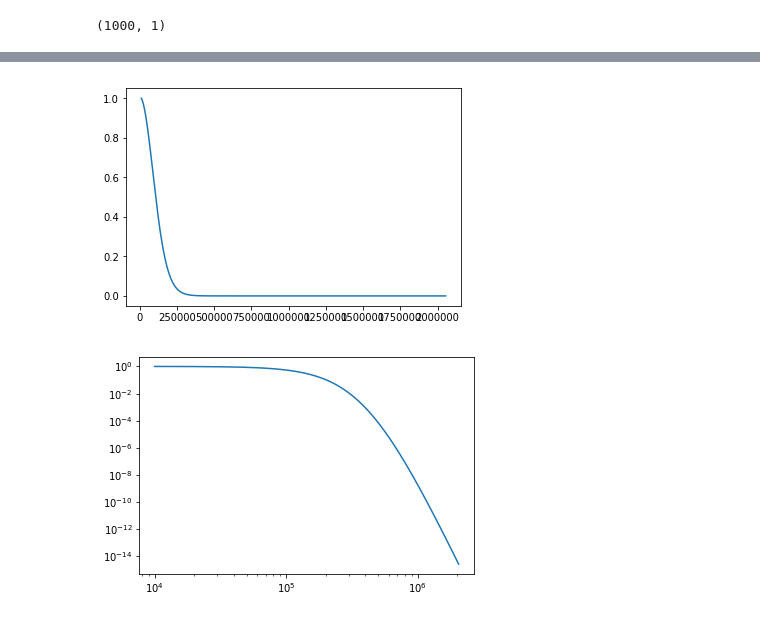
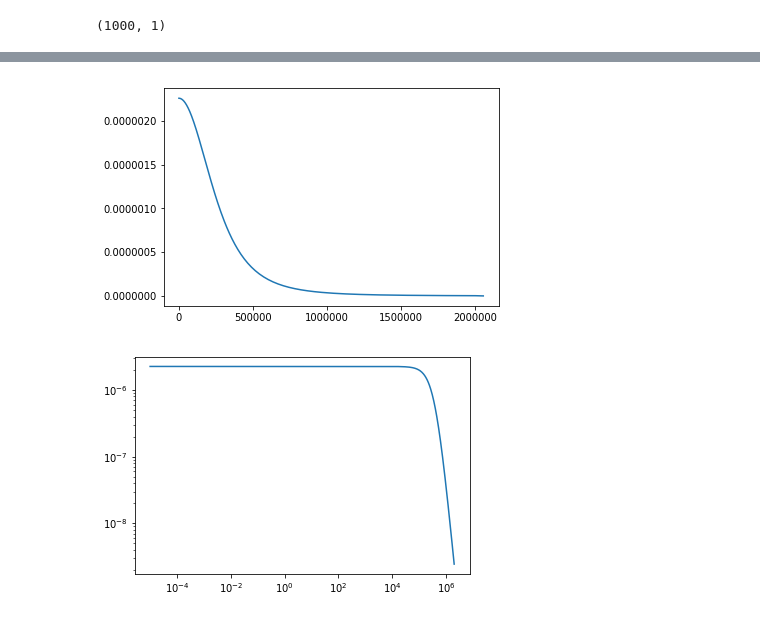
Before and after one commit to vinitX/ML_Scattering, a Jupyter notebook: boltz.ipynb, the cells around one changed output, grey strips where cells are left out. Cells and saved outputs as stored; diff of their text form; code cells hidden in the pictures.

```diff
--- a/boltz.ipynb
+++ b/boltz.ipynb
@@ -14,7 +14,7 @@ n=1000
 B=np.zeros((n,1))
 A=np.zeros((n,n))
 
-v=np.logspace(4,np.log10(np.sqrt(24*1.602e-19/m)),n)
+v=np.logspace(-5,np.log10(np.sqrt(24*1.602e-19/m)),n)
 v=np.reshape(v,(n,1))
 dv=v*((np.sqrt(24*1.602e-19/m)/1e-10)**(1/(n-1))-1)
 '''
@@ -62,9 +76,10 @@ A[n-1,n-1]=1
 # %%
 f0=np.matmul(np.linalg.inv(A),B)
+f0=f0/np.sum(f0*dv) #Normalising f0
 plt.plot(v,f0)
 plt.show()
 plt.loglog(v,f0)
 plt.show()
 # %% [output]
-[figure, old version]
+[figure, new version]
-[figure, old version]
+[figure, new version]
```
Also changed, not shown: parts of 13 cells of this notebook, 1 other file.
